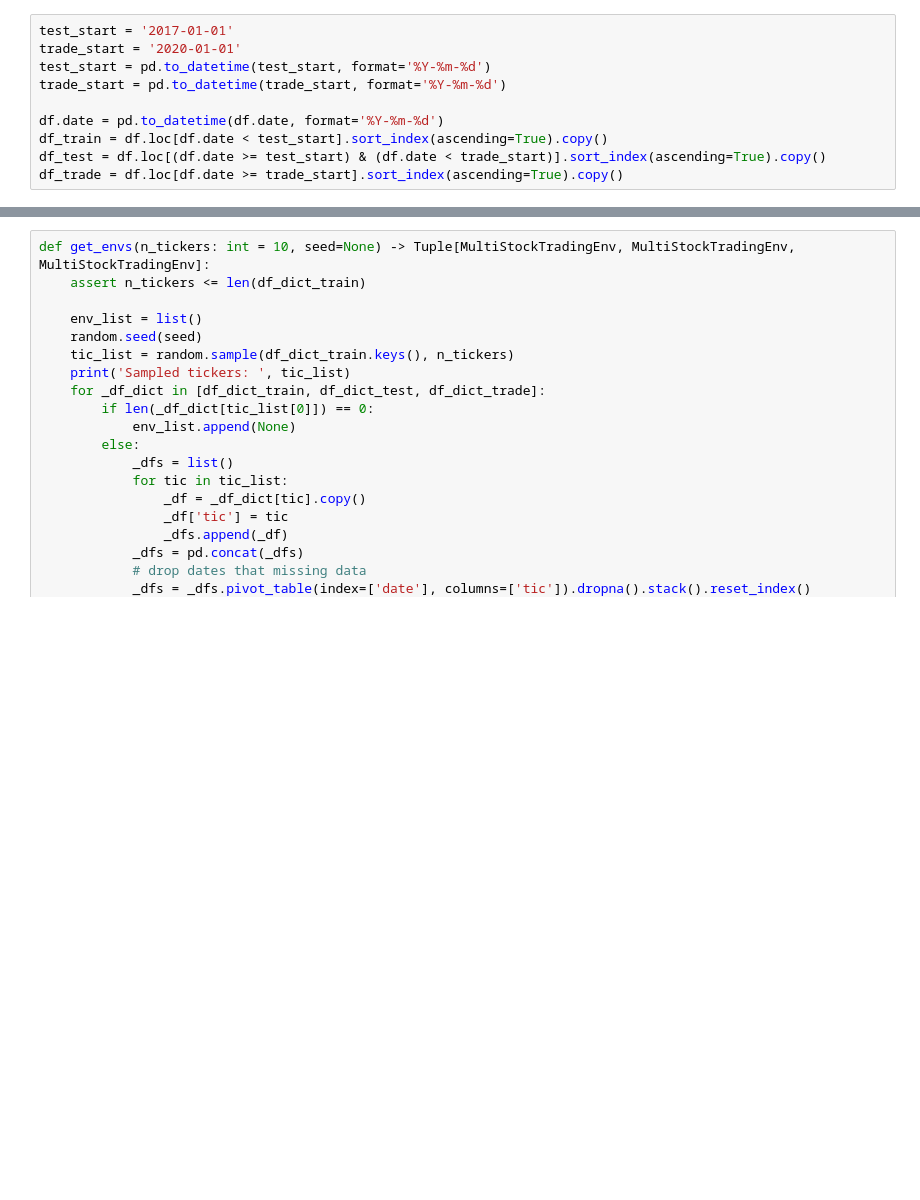
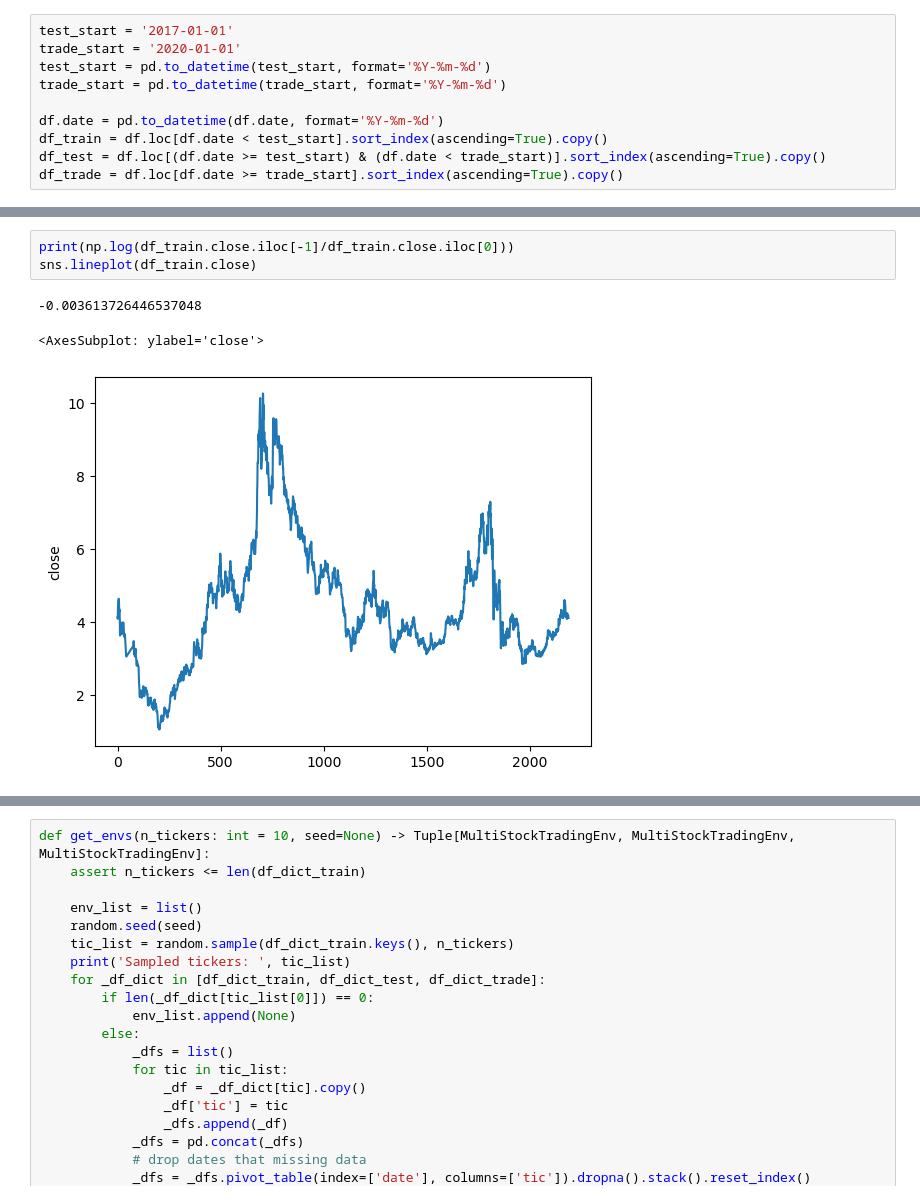
Before and after one commit to freedom5wind/StockTradingV2, a Jupyter notebook: single_stock_trading.ipynb, the cells around one changed output, grey strips where cells are left out. Saved outputs shown, nothing was run; the diff lists cells and outputs as text; blank space fills up the shorter version.

```diff
--- a/single_stock_trading.ipynb
+++ b/single_stock_trading.ipynb
@@ -113,0 +59,7 @@ df_train
+# %%
+print(np.log(df_train.close.iloc[-1]/df_train.close.iloc[0]))
+sns.lineplot(df_train.close)
+# %% [output]
+-0.003613726446537048
+<AxesSubplot: ylabel='close'>
+[figure, added]
```
Also changed, not shown: parts of 23 cells of this notebook, 7 other files.
